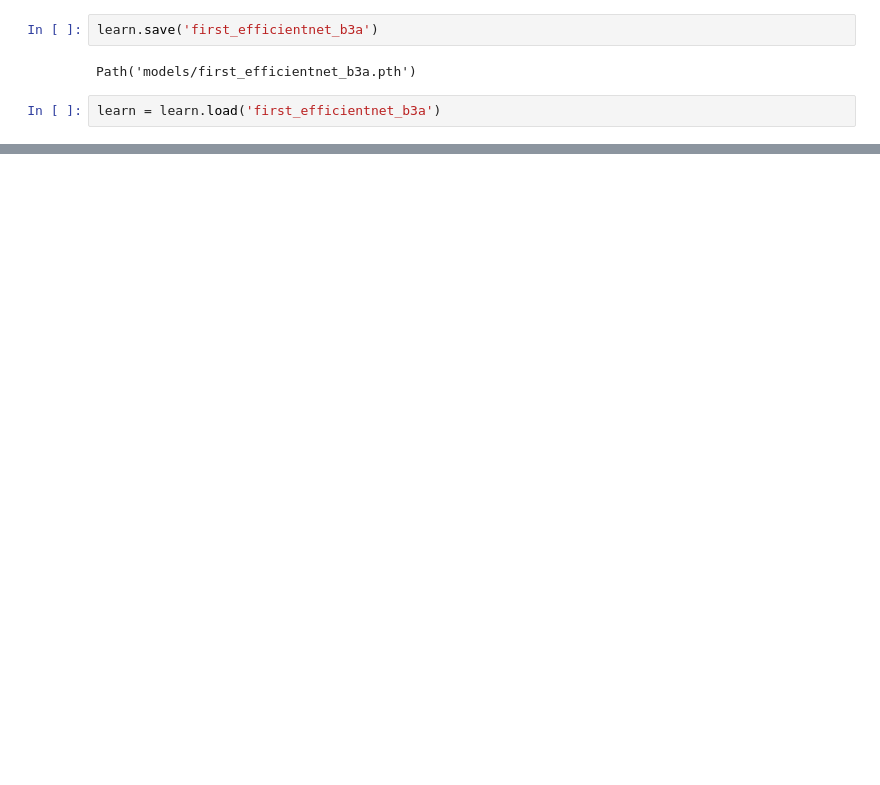
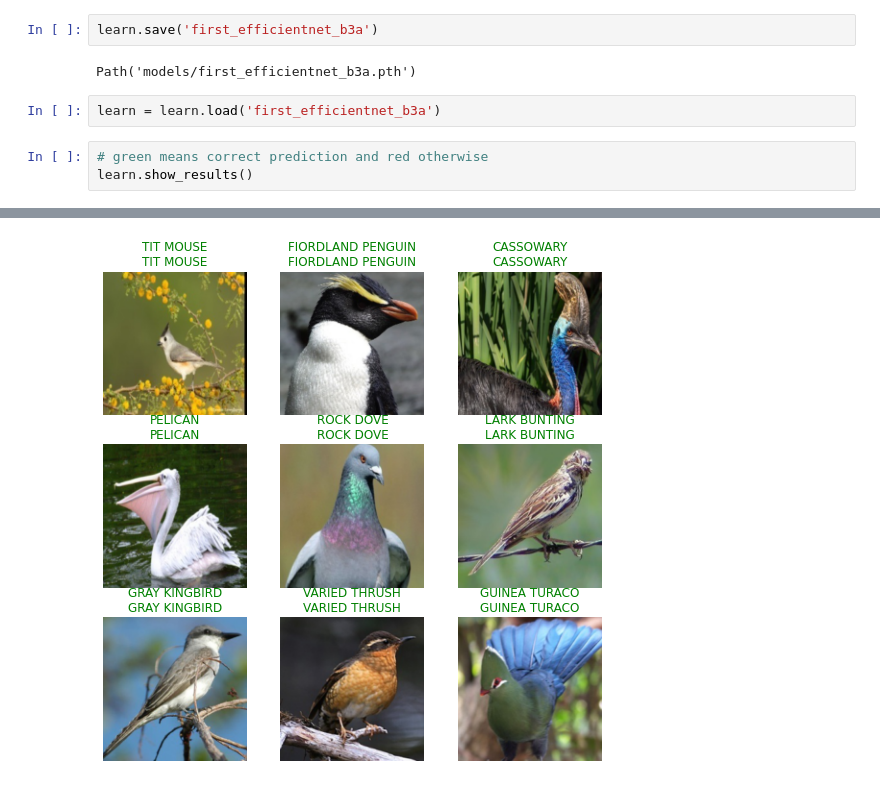
Before and after one commit to edwinhung/Birds_Image_Classifier, a Jupyter notebook: Birds_400_model.ipynb, the cells around one changed output, grey strips where cells are left out. Saved outputs shown, nothing was run; the diff lists cells and outputs as text; blank space fills up the shorter version.

```diff
--- a/Birds_400_model.ipynb
+++ b/Birds_400_model.ipynb
@@ -143,3 +181,7 @@ learn.save('first_efficientnet_b3a')
 Path('models/first_efficientnet_b3a.pth')
 # %%
 learn = learn.load('first_efficientnet_b3a')
+# %%
+# green means correct prediction and red otherwise
+learn.show_results()
+# %% [output]
@@ -145,0 +189 @@ learn = learn.load('first_efficientnet_b3a')
+[figure, added]
```
Also changed, not shown: parts of 39 cells of this notebook, 2 other files.
